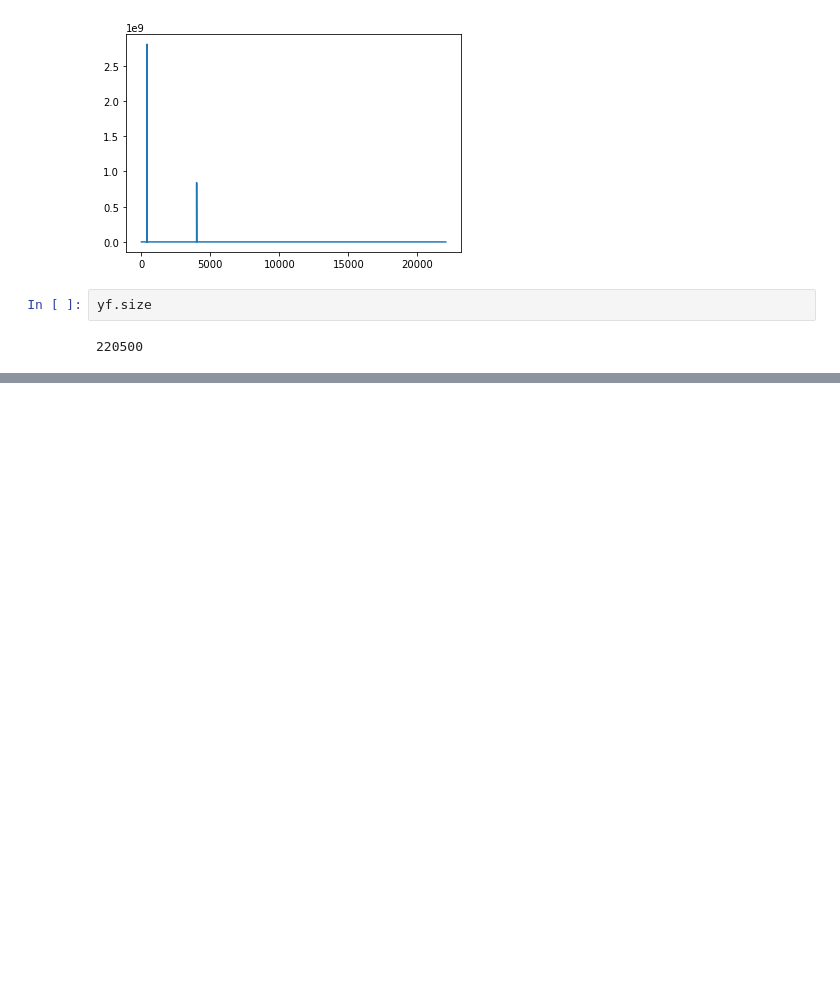
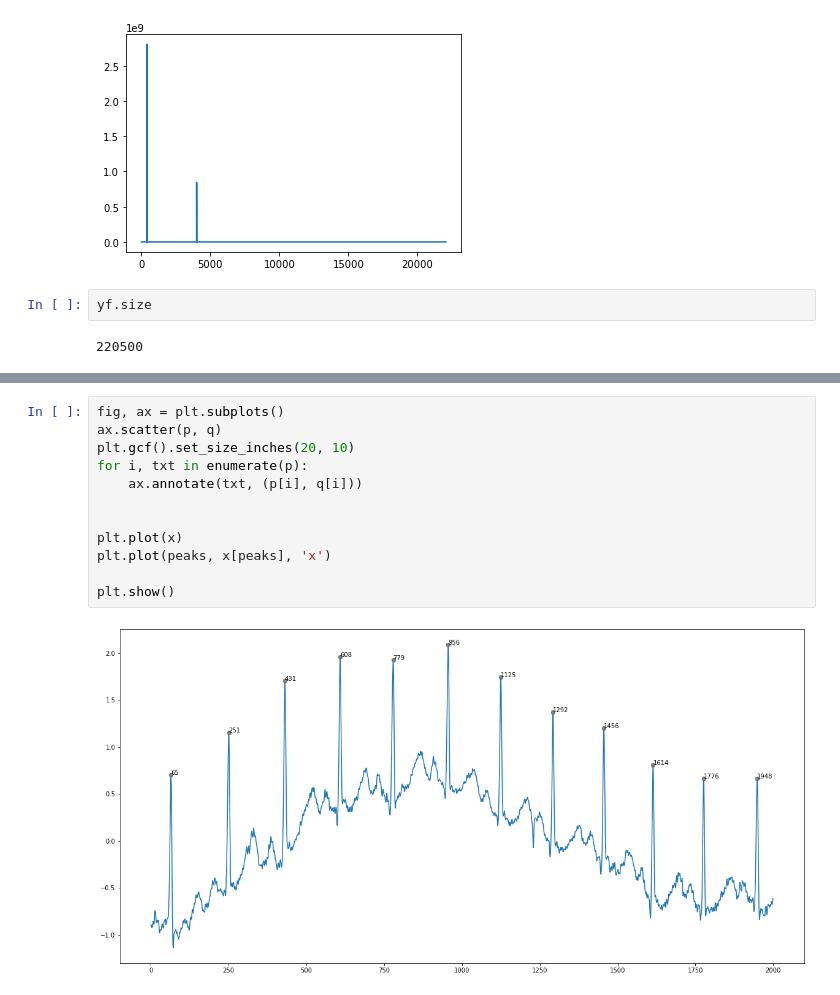
Before and after one commit to Little-PyProjects/SunSpots, a Jupyter notebook: notebook/Sunspots EDA.ipynb, the cells around one changed output, grey strips where cells are left out. Saved outputs shown, nothing was run; the diff lists cells and outputs as text; blank space fills up the shorter version.

```diff
--- a/notebook/Sunspots EDA.ipynb
+++ b/notebook/Sunspots EDA.ipynb
@@ -296,0 +337,14 @@ ValueError: complex() arg is a malformed string
+# %%
+fig, ax = plt.subplots()
+ax.scatter(p, q)
+plt.gcf().set_size_inches(20, 10)
+for i, txt in enumerate(p):
+    ax.annotate(txt, (p[i], q[i]))
+
+
+plt.plot(x)
+plt.plot(peaks, x[peaks], 'x')
+
+plt.show()
+# %% [output]
+[figure, added]
```
Also changed, not shown: parts of 10 cells of this notebook.
